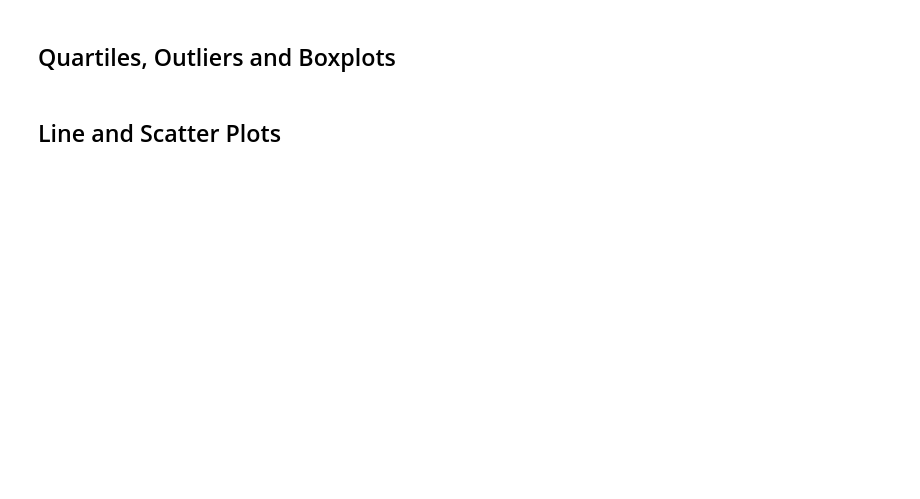
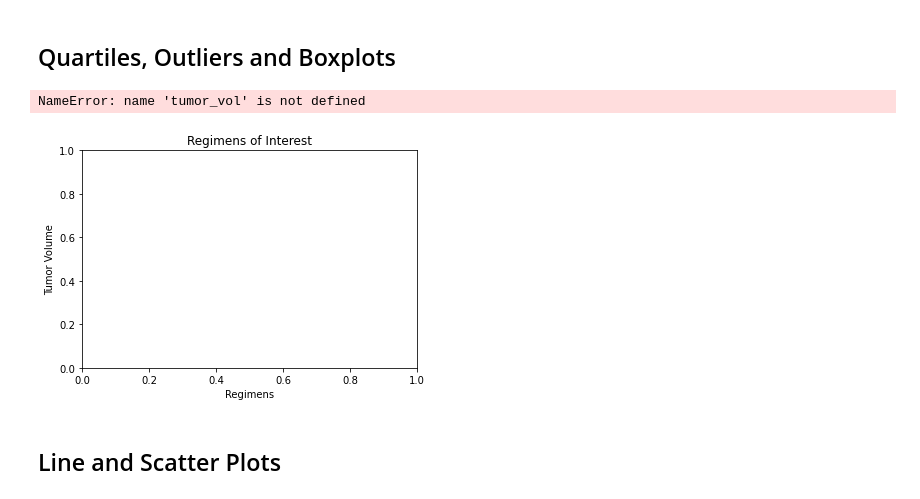
Before and after one commit to marcusmguerrier/matplotlib_challenge, a Jupyter notebook: Pymaceuticals/pymaceuticals_starter.ipynb, the cells around one changed output. Drawn from its saved outputs; the diff is of its cells as text; code cells hidden in the pictures; blank space fills up the shorter version.

```diff
--- a/Pymaceuticals/pymaceuticals_starter.ipynb
+++ b/Pymaceuticals/pymaceuticals_starter.ipynb
@@ -173,5 +173,20 @@ plt.show()
     # Determine outliers using upper and lower bounds
 # %%
 # Generate a box plot of the final tumor volume of each mouse across four regimens of interest
+red_sq = dict(markerfacecolor='r', marker='s')
+figl, axl = plt.subplots()
+
+axl.set_title('Regimens of Interest')
+axl.set_ylabel('Tumor Volume')
+axl.set_xlabel("Regimens")
+
+axl.boxplot(tumor_vol, flierprops=red_sq)
+
+plt.xticks(np.arange(4)+1, treatments)
+
+plt.show()
+# %% [output]
+NameError: name 'tumor_vol' is not defined
+[figure, added]
 # %% [markdown]
 ## Line and Scatter Plots
```
Also changed, not shown: parts of 3 cells of this notebook.
